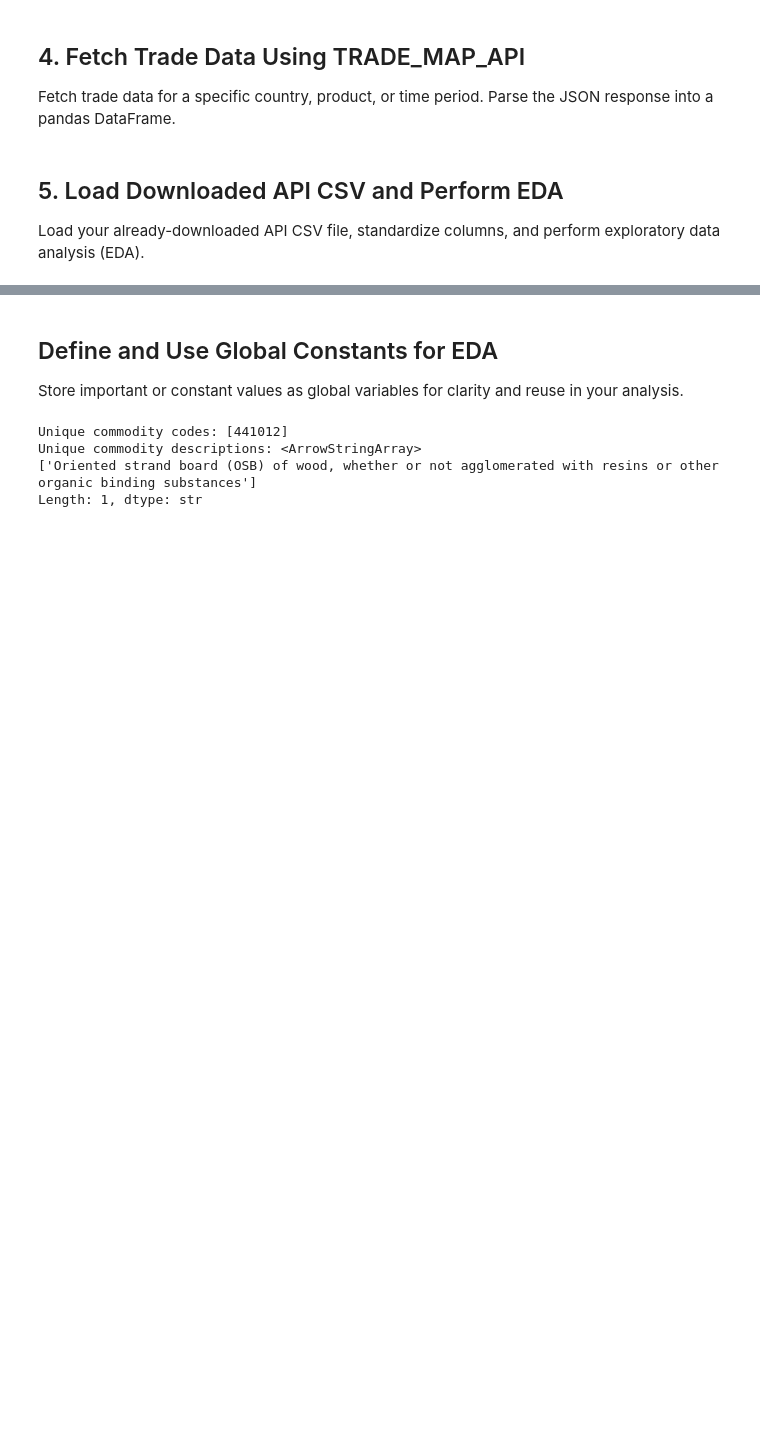
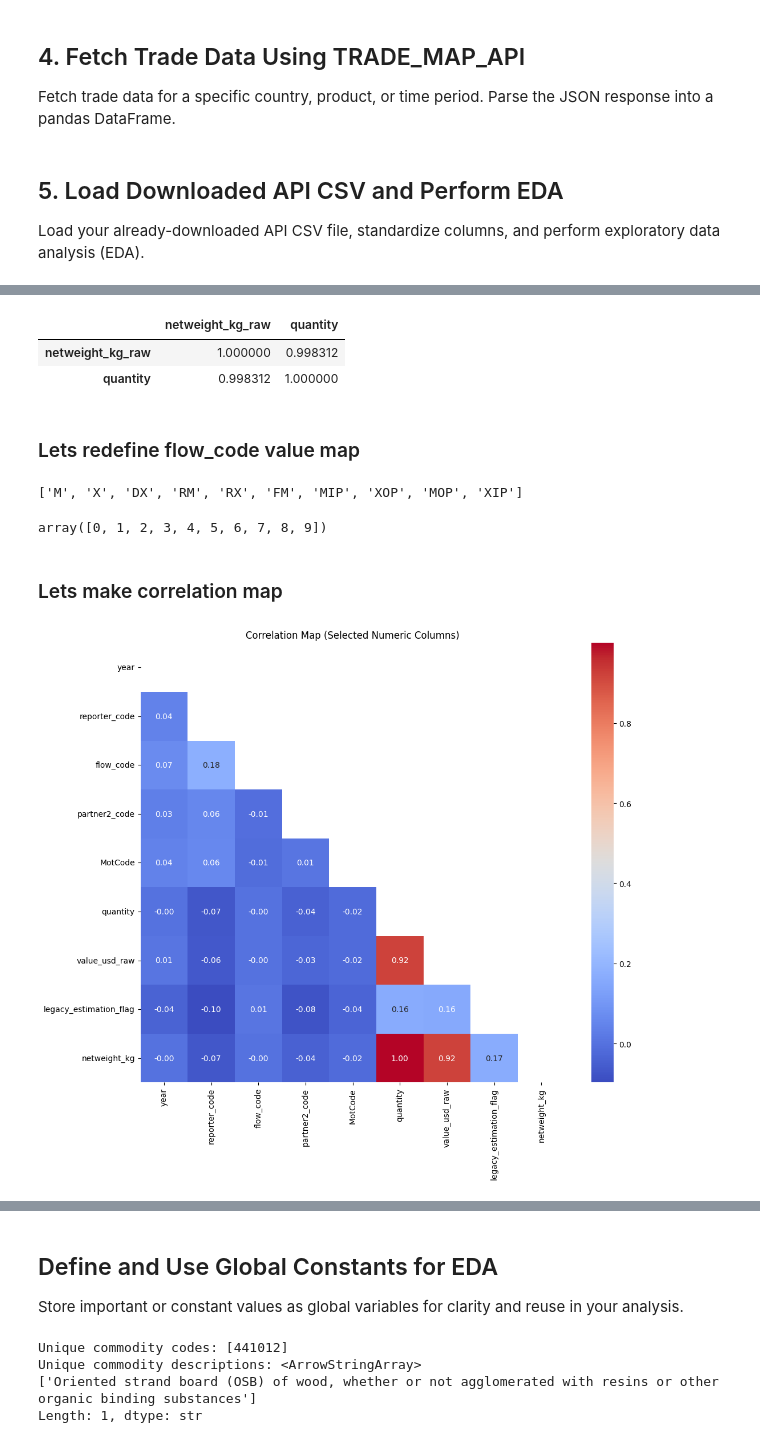
Before and after one commit to TI-ForestProductsMarkets/vacoda, a Jupyter notebook: notebooks/07_api_trade_data_exploration.ipynb, the cells around one changed output, grey strips where cells are left out. Cells and saved outputs as stored; diff of their text form; code cells hidden in the pictures; blank space fills up the shorter version.

```diff
--- a/notebooks/07_api_trade_data_exploration.ipynb
+++ b/notebooks/07_api_trade_data_exploration.ipynb
@@ -91,0 +1302,3 @@ Standardized columns: ['type_code', 'freq_code', 'ref_period_id', 'year', 'month
+# %%
+## Some Wish columsn to drop
+TO_SEPERATE = ["reporter_iso", 'reporter_desc', 'partner2_iso', 'partner2_desc', 'flow_desc','ref_period_id', 'period', 'custom_desc', 'MotDesc', 'quantity_unit_abbr','alt_quantity_unit_abbr', 'netweight_kg_raw']
@@ -91,0 +1311,9 @@ Standardized columns: ['type_code', 'freq_code', 'ref_period_id', 'year', 'month
+# %%
+all_cols = df.columns.tolist()
+df_seperate = df[TO_SEPERATE]
+print(df_seperate.shape)
+## Lets make fresh dataframe without these columns
+used_cols = [c for c in all_cols if c not in TO_SEPERATE]
+df_new = df[used_cols]
+
+print(df_new.shape)
@@ -91,0 +1353,45 @@ Standardized columns: ['type_code', 'freq_code', 'ref_period_id', 'year', 'month
+# %%
+df_new[['netweight_kg_raw', 'quantity']].corr()
+# %% [output]
+|  | netweight_kg_raw | quantity |
+| netweight_kg_raw | 1.000000 | 0.998312 |
+| quantity | 0.998312 | 1.000000 |
+# %% [markdown]
+### Lets redefine flow_code value map
+# %%
+flow_codes = df_new['flow_code'].unique().tolist()
+flow_codes
+# %% [output]
+['M', 'X', 'DX', 'RM', 'RX', 'FM', 'MIP', 'XOP', 'MOP', 'XIP']
+# %%
+## lets make flow_map so we could change flow_code to integer
+flow_map = {code: idx for idx, code in enumerate(flow_codes)}
+
+## lets apply flow map to flow_code column
+df_new['flow_code'] = df_new['flow_code'].map(flow_map)
+df_new['flow_code'].unique()
+# %% [output]
+array([0, 1, 2, 3, 4, 5, 6, 7, 8, 9])
+# %% [markdown]
+### Lets make correlation map
+# %%
+## Plot Correlation map for all numeric columns & show only the bottom right triangle of the correlation matrix
+## lets make this a function so we could reuse it later
+import matplotlib.pyplot as plt
+import seaborn as sns
+import numpy as np
+def plot_correlation_map(df, title='Correlation Map'):
+    numeric_cols = df.select_dtypes(include=['int64', 'float64']).columns
+    plt.figure(figsize=(12, 10))
+    corr_matrix = df[numeric_cols].corr()
+    mask = np.triu(np.ones_like(corr_matrix, dtype=bool))
+    sns.heatmap(corr_matrix, annot=True, cmap='coolwarm', fmt='.2f', mask=mask)
+    plt.title(title)
+    plt.show()
+
+numeric_cols = df_new.select_dtypes(include=['int64', 'float64']).columns
+Elimination_List = ['quantity_unit_code', 'alt_quantity','alt_quantity_unit_code', 'grossweight_kg', 'cif_value_usd', 'fob_value_usd']
+numeric_cols = [col for col in numeric_cols if col not in Elimination_List]
+plot_correlation_map(df_new[numeric_cols], title='Correlation Map (Selected Numeric Columns)')
+# %% [output]
+[figure, added]
```
Also changed, not shown: parts of 67 cells of this notebook, 17 other files.
